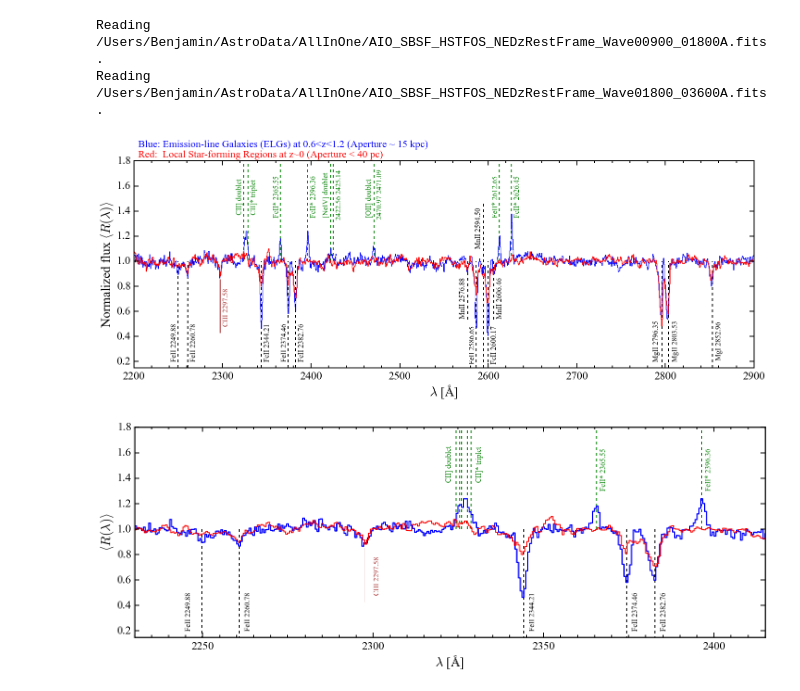
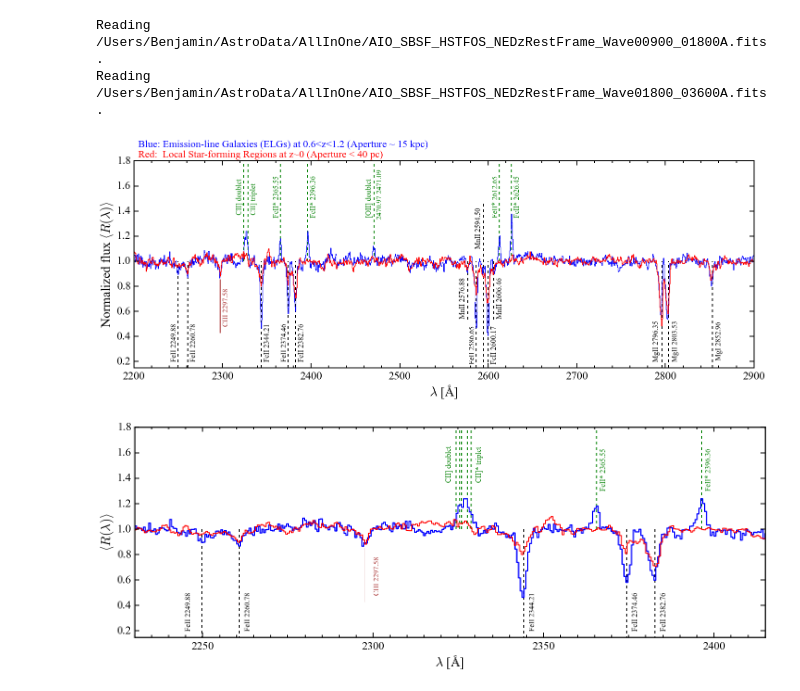
Before and after one commit to guangtunbenzhu/BGT-Cosmology, a Jupyter notebook: Spectroscopy/eBOSSmeasure.ipynb, the cells around one changed output. Drawn from its saved outputs; the diff is of its cells as text; code cells hidden in the pictures.

```diff
--- a/Spectroscopy/eBOSSmeasure.ipynb
+++ b/Spectroscopy/eBOSSmeasure.ipynb
@@ -53,7 +53,8 @@ emission[9] = ('[NII]', 6583.-5., 0.89, 6583.)
 emission[10] = ('[SII]', 6716.-40., 1.03, 6716.)
 emission[11] = ('[SII]', 6730.+13, 0.73, 6730.)
 emission[12] = ('[ArIII]', 7137.-50., 0.47, 7137.)
-emission[13] = ('CII]+CII]*', 2327.64-160., 0.63, 2327.64)
+#emission[13] = ('CII]+CII]*', 2327.64-160., 0.63, 2327.64)
+emission[13] = ('CII]', 2327.64-74., 0.62, 2327.64)
 emission[14] = ('[NI]', 5200.00-45., 0.43, 5200.00)
 emission[15] = ('[OI]', 6365.53-45., 0.42, 6365.53)
 emission[16] = ('[SII]', 4069.75-95., 0.545, 4069.75)
@@ -210,15 +211,14 @@ this_absorption[12] = ('MgI 2852.96', 2852.96+3.5, 0.25, 2852.96)
 this_nemlines = 11
 this_emission = np.zeros(this_nemlines, dtype=[('NAME','S25'),('XPOS','f4'),('YPOS','f4'), ('WAVE','f4')])
 this_emission[0] = ('CII] doublet', 2324.21-9.0, 1.37, 2324.21)
-this_emission[1] = ('CII]* triplet', 2328.83+2.5, 1.37, 2328.83)
+this_emission[1] = ('CII] triplet', 2328.83+2.5, 1.37, 2328.83)
 #this_emission[2] = ('', 2328.83+2.5, 1.11, 2328.83)
 this_emission[3] = ('FeII* 2365.55', 2365.55-8.5, 1.35, 2365.55)
 this_emission[4] = ('FeII* 2396.36', 2396.36+2.5, 1.35, 2396.36)
 this_emission[5] = ('FeII* 2626.45', 2626.45+2.5, 1.35, 2626.45)
 this_emission[6] = ('FeII* 2612.65', 2612.65-8.5, 1.35, 2612.65)
-#this_emission[7] = ('[NeIV] doublet+FeIII', 2422.56-9.5, 1.2, 2422.56)
-this_emission[7] = ('[NeIV] doublet', 2422.56-9.5, 1.35, 2422.56)
-this_emission[8] = ('2422.56 2425.14', 2425.14+2.5, 1.33, 2425.14)
+#this_emission[7] = ('[NeIV] doublet', 2422.56-9.5, 1.35, 2422.56)
+#this_emission[8] = ('2422.56 2425.14', 2425.14+2.5, 1.33, 2425.14)
 this_emission[9] = ('[OII] doublet', 2470.97-9.5, 1.35, 2470.97)
 this_emission[10] = ('2470.97 2471.09', 2471.09+2.5, 1.335, 2471.09)
 
@@ -298,7 +298,7 @@ this_nemlines = 7
 this_emission = np.zeros(this_nemlines, dtype=[('NAME','S25'),('XPOS','f4'),('YPOS','f4'), ('WAVE','f4')])
 this_emission[0] = ('CII] doublet', 2324.21-3.0, 1.37, 2324.21)
 this_emission[1] = ('', 2325.40-9.0, 1.3, 2325.40)
-this_emission[2] = ('CII]* triplet', 2326.11+4.0, 1.37, 2326.11)
+this_emission[2] = ('CII] triplet', 2326.11+4.0, 1.37, 2326.11)
 this_emission[3] = ('', 2327.64-9.0, 1.3, 2327.64)
 this_emission[4] = ('', 2328.83+2.5, 1.3, 2328.83)
 #this_emission[2] = ('2326.11 2327.64 2328.83', 2328.83+2.5, 1.03, 2328.83)
@@ -556,15 +556,14 @@ this_absorption[12] = ('MgI 2852.96', 2852.96+3.5, 0.21, 2852.96)
 this_nemlines = 11
 this_emission = np.zeros(this_nemlines, dtype=[('NAME','S25'),('XPOS','f4'),('YPOS','f4'), ('WAVE','f4')])
 this_emission[0] = ('CII] doublet', 2324.21-9.0, 1.37, 2324.21)
-this_emission[1] = ('CII]* triplet', 2328.83+2.5, 1.37, 2328.83)
+this_emission[1] = ('CII] triplet', 2328.83+2.5, 1.37, 2328.83)
 #this_emission[2] = ('', 2328.83+2.5, 1.11, 2328.83)
 this_emission[3] = ('FeII* 2365.55', 2365.55-8.5, 1.35, 2365.55)
 this_emission[4] = ('FeII* 2396.36', 2396.36+2.5, 1.35, 2396.36)
 this_emission[5] = ('FeII* 2626.45', 2626.45+2.5, 1.35, 2626.45)
 this_emission[6] = ('FeII* 2612.65', 2612.65-8.5, 1.35, 2612.65)
-#this_emission[7] = ('[NeIV] doublet+FeIII', 2422.56-9.5, 1.2, 2422.56)
-this_emission[7] = ('[NeIV] doublet', 2422.56-9.5, 1.35, 2422.56)
-this_emission[8] = ('2422.56 2425.14', 2425.14+2.5, 1.33, 2425.14)
+#this_emission[7] = ('[NeIV] doublet', 2422.56-9.5, 1.35, 2422.56)
+#this_emission[8] = ('2422.56 2425.14', 2425.14+2.5, 1.33, 2425.14)
 this_emission[9] = ('[OII] doublet', 2470.97-9.5, 1.35, 2470.97)
 this_emission[10] = ('2470.97 2471.09', 2471.09+2.5, 1.335, 2471.09)
 
@@ -572,34 +571,34 @@ this_emission[10] = ('2470.97 2471.09', 2471.09+2.5, 1.335, 2471.09)
 this_nstellarabs = 1
 this_stellarabs = np.zeros(this_nstellarabs, dtype=[('NAME','S20'),('XPOS','f4'),('YPOS','f4'), ('WAVE','f4')])
 this_stellarabs[0] = ('CIII 2297.58', 2297.58+2.5, 0.48, 2297.58)
 
 for i in np.arange(this_nabslines):
     atmp = this_absorption[i]
     ax.text(atmp['XPOS'], atmp['YPOS'], atmp['NAME'], fontsize=16, rotation='vertical',va='bottom')
     ax.plot([atmp['WAVE'], atmp['WAVE']], [this_ylim[0], 1.0], '--k', linewidth=2)
 for i in np.arange(this_nemlines):
     etmp = this_emission[i]
     ax.text(etmp['XPOS'], etmp['YPOS'], etmp['NAME'], color='g', rotation='vertical',va='bottom', fontsize=16)
     ax.plot([etmp['WAVE'], etmp['WAVE']], [1.0, this_ylim[1]], '--g', linewidth=2)
 for i in np.arange(this_nstellarabs):
     atmp = this_stellarabs[i]
     ax.text(atmp['XPOS'], atmp['YPOS'], atmp['NAME'], fontsize=16, rotation='vertical',va='bottom', color='brown')
     ax.plot([atmp['WAVE'], atmp['WAVE']], [0.43, 0.85], '-', color='brown')
 
 # MnII
 ax.plot([2576.88-0., 2576.88-0], [1, 0.53], '--k', lw=2)
 ax.text(2576.88-9.5, 0.545, 'MnII 2576.88', fontsize=16, rotation='vertical',va='bottom')
 ax.plot([2594.50-0., 2594.50-0.], [this_ylim[0], 1.48], '--k', lw=2)
 ax.text(2594.50-9.5, 1.1, 'MnII 2594.50', fontsize=16, rotation='vertical',va='bottom')
 ax.plot([2606.46-0., 2606.46-0.], [1, 0.53], '--k', lw=2)
 ax.text(2606.46+2.5, 0.545, 'MnII 2606.46', fontsize=16, rotation='vertical',va='bottom')
 
 # Replot
 ax.plot(outwave+dwave/2., fluxmedian, 'b', drawstyle='steps', linewidth=1)
 ax.plot(sboutwave+dwave/2.-0.7, sbfluxmedian, 'r', drawstyle='steps', linewidth=1.5)
 fig.savefig('/Users/Benjamin/Dropbox/Zhu_Projects/Fine Structure Emission/Version 1/eBOSS_composite_withlocalsfsb.eps')
 # %% [output]
-[figure, old version]
+[figure, new version]
 # %%
 fig = plt.figure(figsize=(24,8))
 this_ylim = [0.15, 1.8]
```
Also changed, not shown: parts of 1 cell of this notebook, 1 other file.
